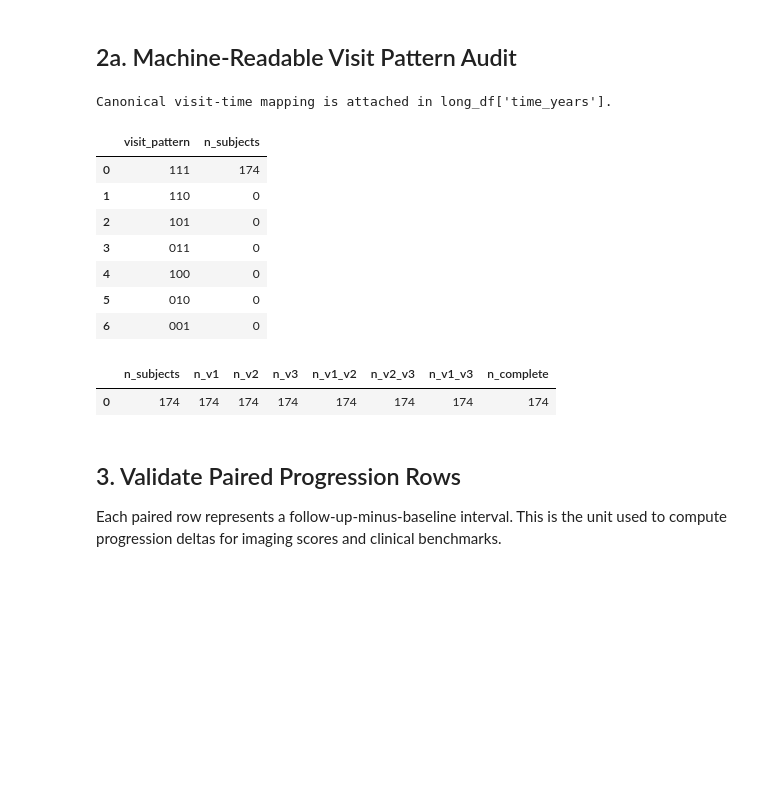
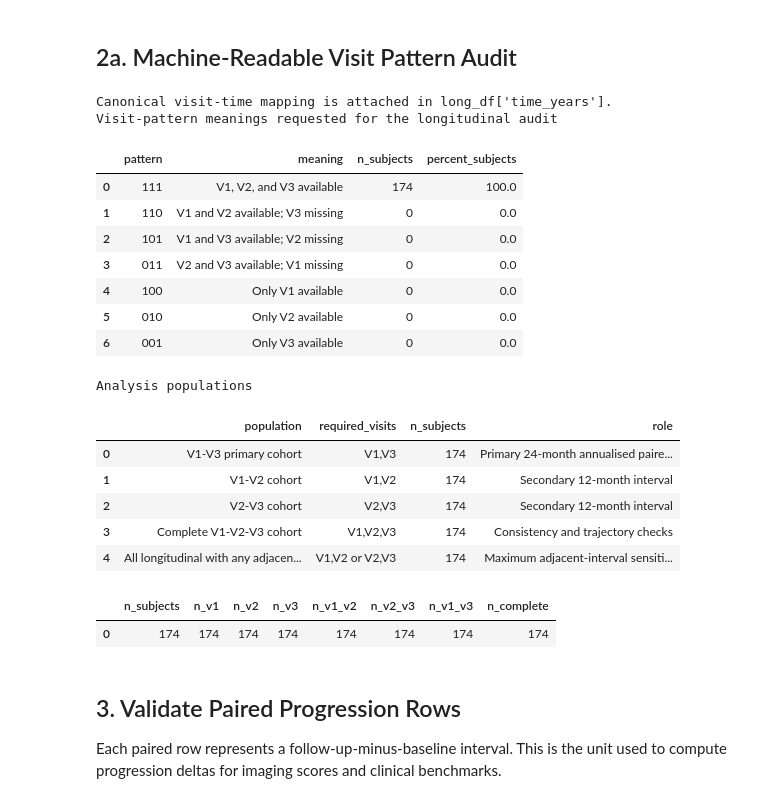
Before and after one commit to YubotKwng/Biomakers, a Jupyter notebook: notebooks/trackfa_merge.ipynb, the cells around one changed output. Saved outputs shown, nothing was run; the diff lists cells and outputs as text; code cells hidden in the pictures; blank space fills up the shorter version.

```diff
--- a/notebooks/trackfa_merge.ipynb
+++ b/notebooks/trackfa_merge.ipynb
@@ -124,29 +127,35 @@ missing heatmap unavailable: No module named 'seaborn'
 # %%
 # Run the reusable visit-pattern audit from src and display it inline.
 visit_audit = audit_visit_patterns(long_df, subject_col="subject_id", visit_col="visit")
-pattern_table = (
-    pd.Series(visit_audit["patterns"], name="n_subjects")
-    .rename_axis("visit_pattern")
-    .reset_index()
-)
-summary_table = pd.DataFrame([
-    {k: v for k, v in visit_audit.items() if k != "patterns"}
-])
+pattern_table = visit_pattern_table(visit_audit)
+population_table = analysis_population_counts(long_df, subject_col="subject_id", visit_col="visit")
+summary_table = pd.DataFrame([{k: v for k, v in visit_audit.items() if k != "patterns"}])
 print("Canonical visit-time mapping is attached in long_df['time_years'].")
+print("Visit-pattern meanings requested for the longitudinal audit")
 display(pattern_table)
+print("Analysis populations")
+display(population_table)
 display(summary_table)
 # %% [output]
 Canonical visit-time mapping is attached in long_df['time_years'].
+Visit-pattern meanings requested for the longitudinal audit
-|  | visit_pattern | n_subjects |
-| 0 | 111 | 174 |
-| 1 | 110 | 0 |
-| 2 | 101 | 0 |
-| 3 | 011 | 0 |
-| 4 | 100 | 0 |
-| 5 | 010 | 0 |
-| 6 | 001 | 0 |
+|  | pattern | meaning | n_subjects | percent_subjects |
+| 0 | 111 | V1, V2, and V3 available | 174 | 100.0 |
+| 1 | 110 | V1 and V2 available; V3 missing | 0 | 0.0 |
+| 2 | 101 | V1 and V3 available; V2 missing | 0 | 0.0 |
+| 3 | 011 | V2 and V3 available; V1 missing | 0 | 0.0 |
+| 4 | 100 | Only V1 available | 0 | 0.0 |
+| 5 | 010 | Only V2 available | 0 | 0.0 |
+| 6 | 001 | Only V3 available | 0 | 0.0 |
+Analysis populations
-|  | n_subjects | n_v1 | n_v2 | n_v3 | n_v1_v2 | n_v2_v3 | n_v1_v3 | n_complete |
-| 0 | 174 | 174 | 174 | 174 | 174 | 174 | 174 | 174 |
+|  | population | required_visits | n_subjects | role |
+| 0 | V1-V3 primary cohort | V1,V3 | 174 | Primary 24-month annualised paire... |
+| 1 | V1-V2 cohort | V1,V2 | 174 | Secondary 12-month interval |
+| 2 | V2-V3 cohort | V2,V3 | 174 | Secondary 12-month interval |
+| 3 | Complete V1-V2-V3 cohort | V1,V2,V3 | 174 | Consistency and trajectory checks |
+| 4 | All longitudinal with any adjacen... | V1,V2 or V2,V3 | 174 | Maximum adjacent-interval sensiti... |
+|  | n_subjects | n_v1 | n_v2 | n_v3 | n_v1_v2 | n_v2_v3 | n_v1_v3 | n_complete |
+| 0 | 174 | 174 | 174 | 174 | 174 | 174 | 174 | 174 |
 # %% [markdown]
 ## 3. Validate Paired Progression Rows
 
```
Also changed, not shown: parts of 4 cells of this notebook, 22 other files.
